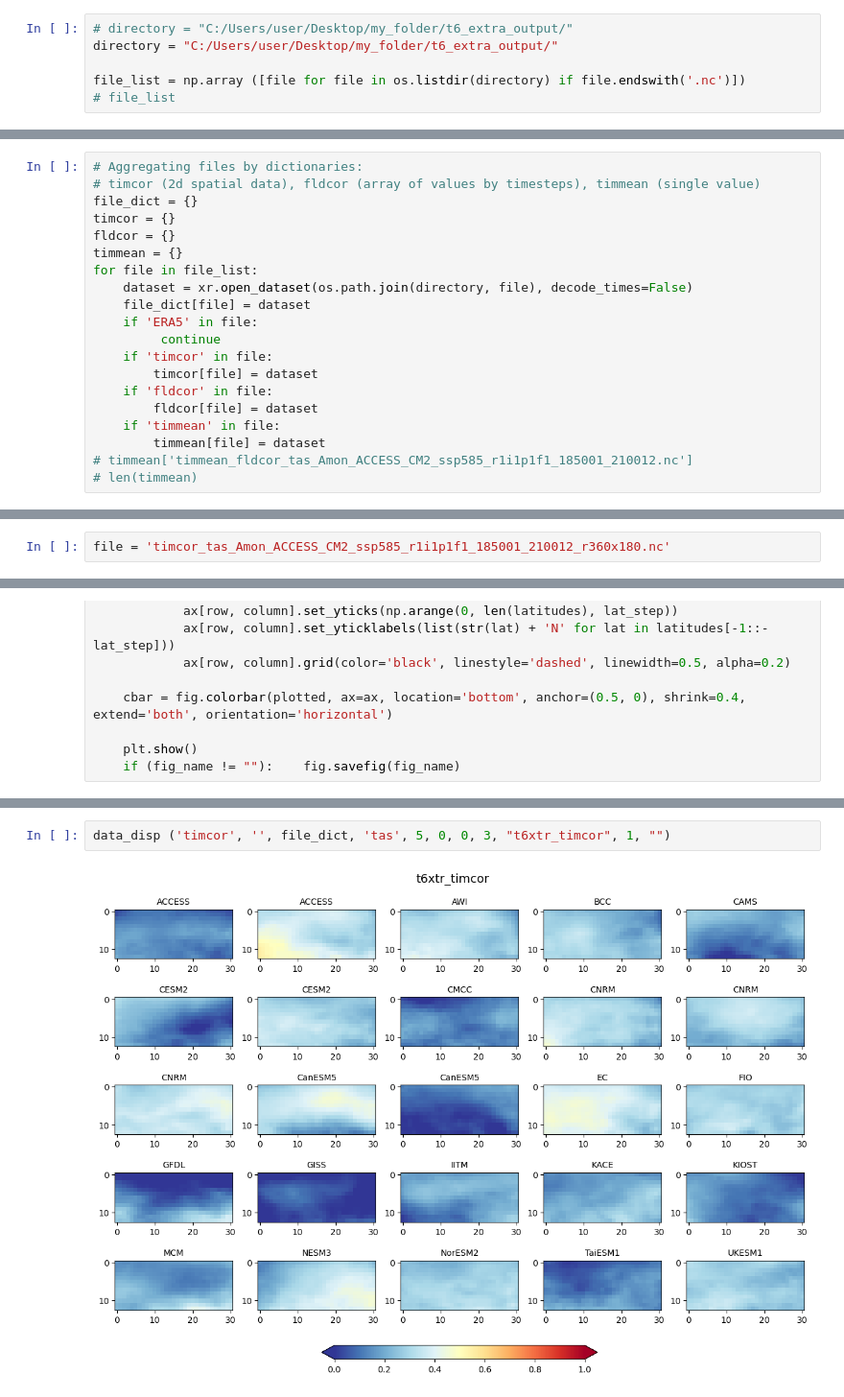
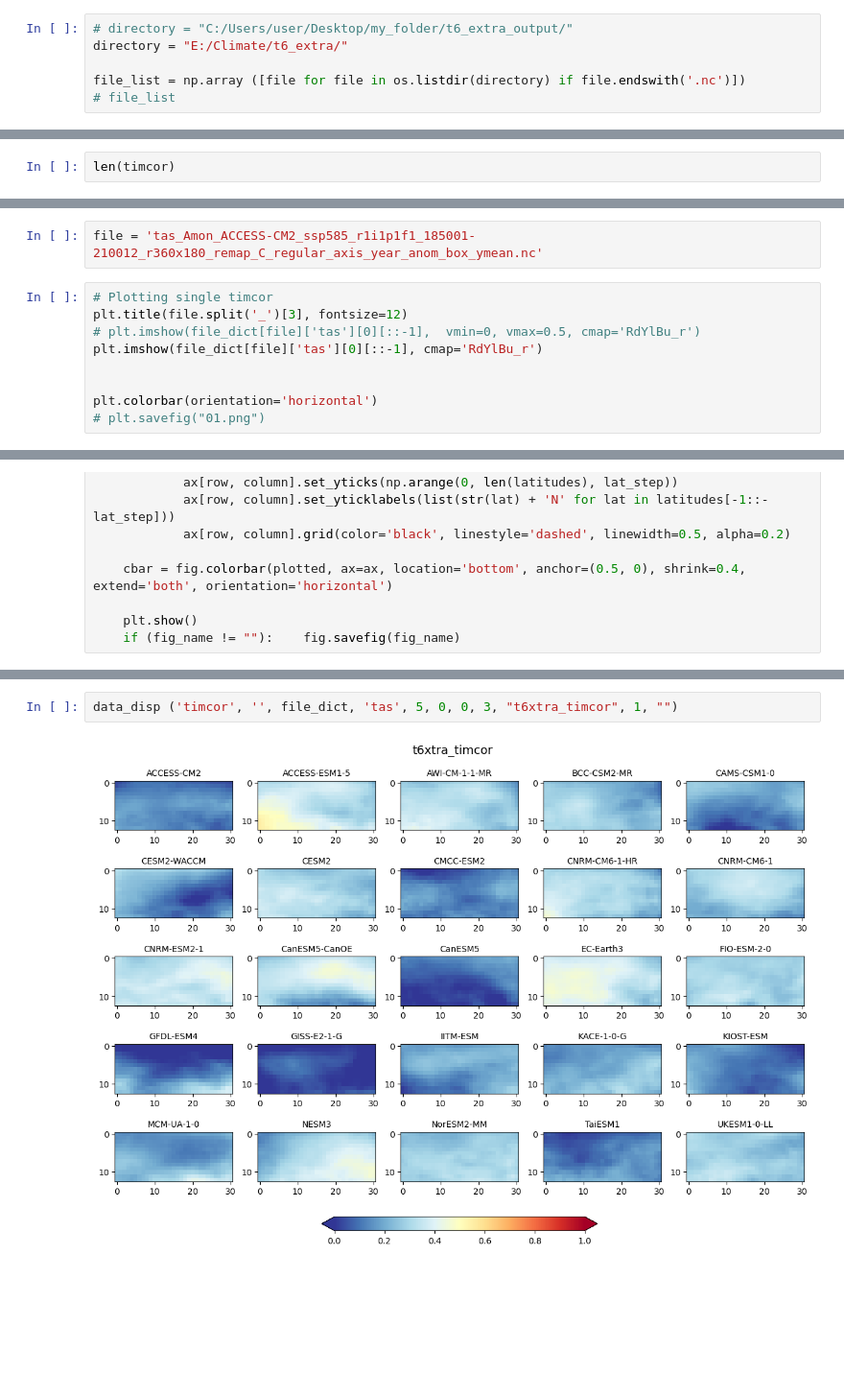
Before and after one commit to nslobodov/model_evaluation, a Jupyter notebook: scripts/how_to_plot.ipynb, the cells around one changed output, grey strips where cells are left out. Shown: that part at 96% size. Cells and saved outputs as stored; diff of their text form; blank space fills up the shorter version.

```diff
--- a/scripts/how_to_plot.ipynb
+++ b/scripts/how_to_plot.ipynb
@@ -9,6 +14,6 @@ import math as m
 # %%
 # directory = "C:/Users/user/Desktop/my_folder/t6_extra_output/"
-directory = "C:/Users/user/Desktop/my_folder/t6_extra_output/"
+directory = "E:/Climate/t6_extra/"
 
 file_list = np.array ([file for file in os.listdir(directory) if file.endswith('.nc')])
 # file_list
@@ -15,21 +38,3 @@ file_list = np.array ([file for file in os.listdir(directory) if file.endswith('
 # %%
-# Aggregating files by dictionaries:
-# timcor (2d spatial data), fldcor (array of values by timesteps), timmean (single value)
-file_dict = {}
-timcor = {}
-fldcor = {}
-timmean = {}
-for file in file_list:
-    dataset = xr.open_dataset(os.path.join(directory, file), decode_times=False)
-    file_dict[file] = dataset
-    if 'ERA5' in file:
-         continue
-    if 'timcor' in file:
-        timcor[file] = dataset
-    if 'fldcor' in file:
-        fldcor[file] = dataset
-    if 'timmean' in file:
-        timmean[file] = dataset
-# timmean['timmean_fldcor_tas_Amon_ACCESS_CM2_ssp585_r1i1p1f1_185001_210012.nc']
-# len(timmean)
+len(timcor)
 # %% [output]
@@ -37,3 +42,12 @@ for file in file_list:
+# %%
+file = 'tas_Amon_ACCESS-CM2_ssp585_r1i1p1f1_185001-210012_r360x180_remap_C_regular_axis_year_anom_box_ymean.nc'
 # %%
-file = 'timcor_tas_Amon_ACCESS_CM2_ssp585_r1i1p1f1_185001_210012_r360x180.nc'
+# Plotting single timcor
+plt.title(file.split('_')[3], fontsize=12)
+# plt.imshow(file_dict[file]['tas'][0][::-1],  vmin=0, vmax=0.5, cmap='RdYlBu_r')
+plt.imshow(file_dict[file]['tas'][0][::-1], cmap='RdYlBu_r')
+
+
+plt.colorbar(orientation='horizontal')
+# plt.savefig("01.png")
 # %% [output]
@@ -138,5 +134,5 @@ timcor_tas_Amon_UKESM1_0_LL_ssp585_r1i1p1f2_185001_210012_r360x180.nc
 25
 # %%
-data_disp ('timcor', '', file_dict, 'tas', 5, 0, 0, 3, "t6xtr_timcor", 1, "")
+data_disp ('timcor', '', file_dict, 'tas', 5, 0, 0, 3, "t6xtra_timcor", 1, "")
 # %% [output]
-[figure, old version]
+[figure, new version]
```
Also changed, not shown: parts of 12 cells of this notebook, 1 other file.
